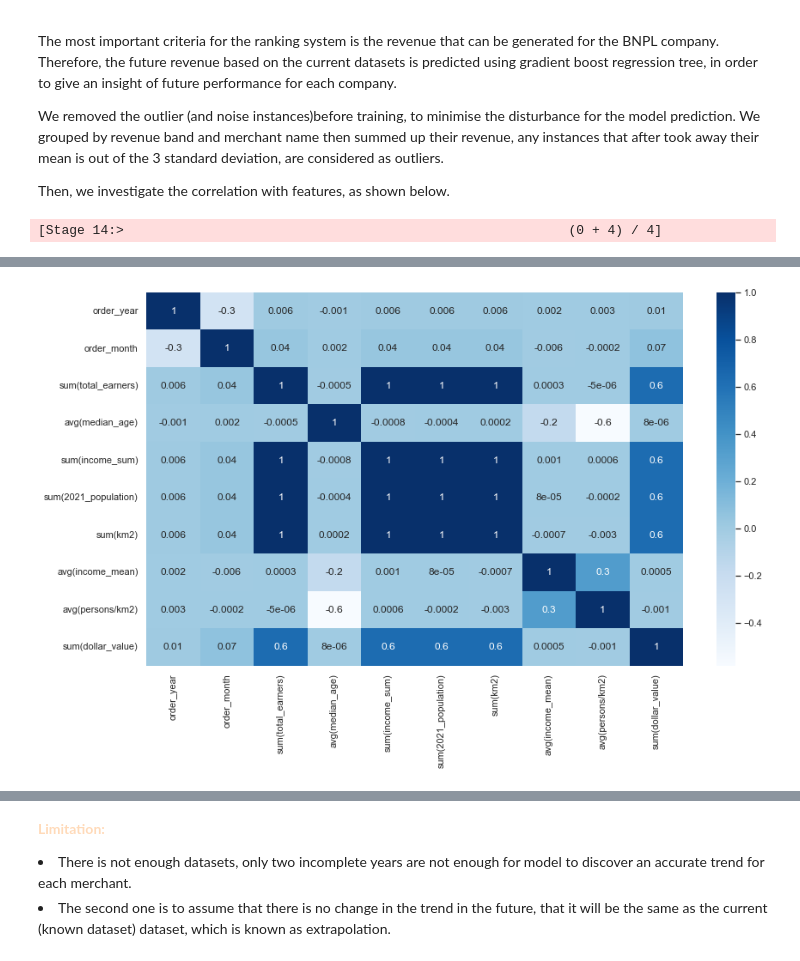
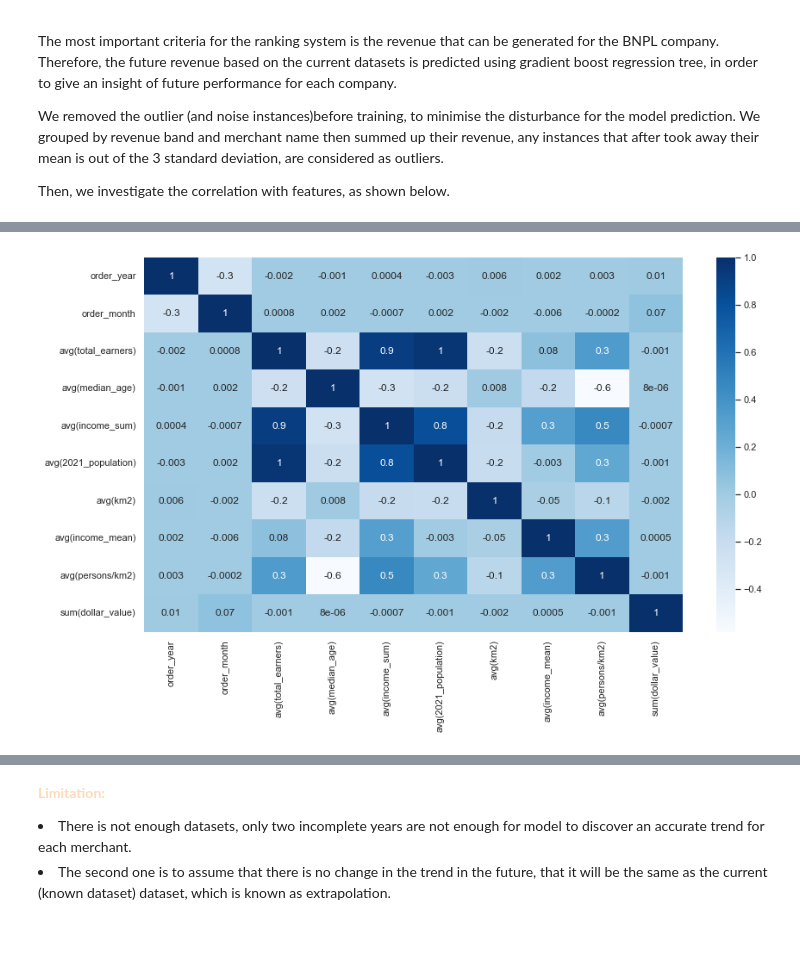
Before and after one commit to MAST30034-Applied-Data-Science/generic-buy-now-pay-later-project-group-27, a Jupyter notebook: notebooks/summary.ipynb, the cells around one changed output, grey strips where cells are left out. Drawn from its saved outputs; the diff is of its cells as text; code cells hidden in the pictures.

```diff
--- a/notebooks/summary.ipynb
+++ b/notebooks/summary.ipynb
@@ -134,19 +141,17 @@ We removed the outlier (and noise instances)before training, to minimise the dis
 
 Then, we investigate the correlation with features, as shown below.
 # %%
-df_agg = df.groupBy(["merchant_name","order_year", "order_month"]).agg(sum("total_earners"),
-                                                                    sum("median_age"),
-                                                                    sum("income_sum"),
-                                                                    sum("2021_population"),
-                                                                    sum("km2"),
+df_agg = df.groupBy(["merchant_name","order_year", "order_month"]).agg(mean("total_earners"),
+                                                                    mean("median_age"),
+                                                                    mean("income_sum"),
+                                                                    mean("2021_population"),
+                                                                    mean("km2"),
                                                                     mean("income_mean"),
                                                                     mean("persons/km2"),
                                                                     sum("dollar_value"))
-#graph = pd.read_parquet('../data/curated/merchant_consumer_abs')
 graph = df_agg.toPandas()
 plt.figure(figsize=(14,8))
 sns.set_theme(style="white")
 corr = graph.corr()
 heatmap = sns.heatmap(corr, annot=True, cmap="Blues", fmt='.1g')
 # %% [output]
-[Stage 14:>                                                         (0 + 4) / 4]
@@ -157 +158 @@ heatmap = sns.heatmap(corr, annot=True, cmap="Blues", fmt='.1g')
-[figure, old version]
+[figure, new version]
```
Also changed, not shown: parts of 3 cells of this notebook, 1 other file.
